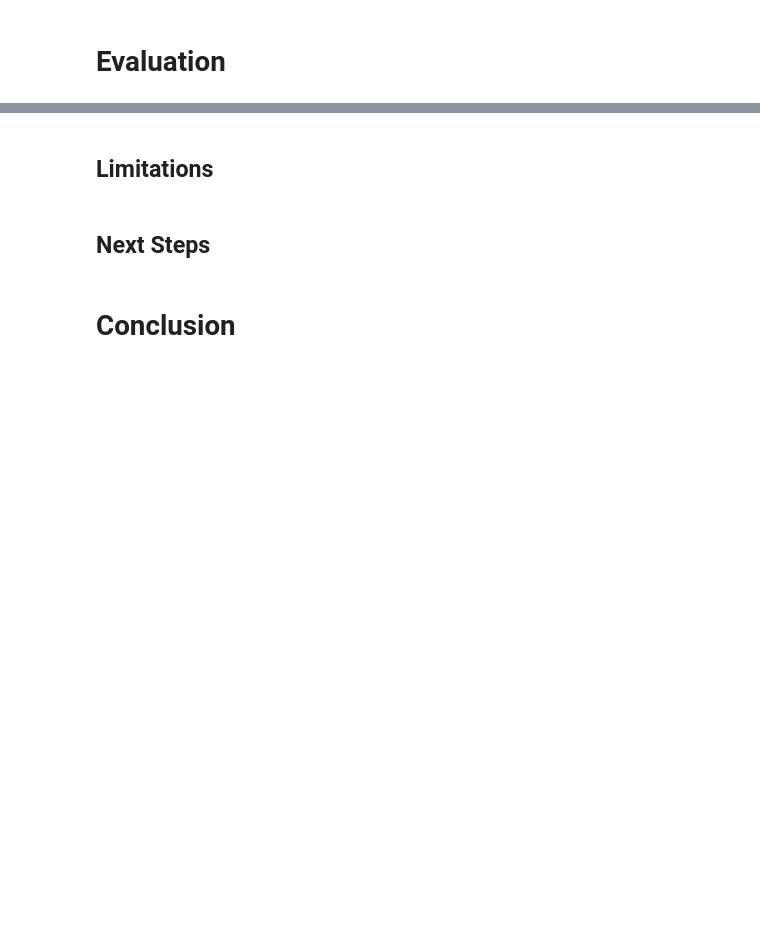
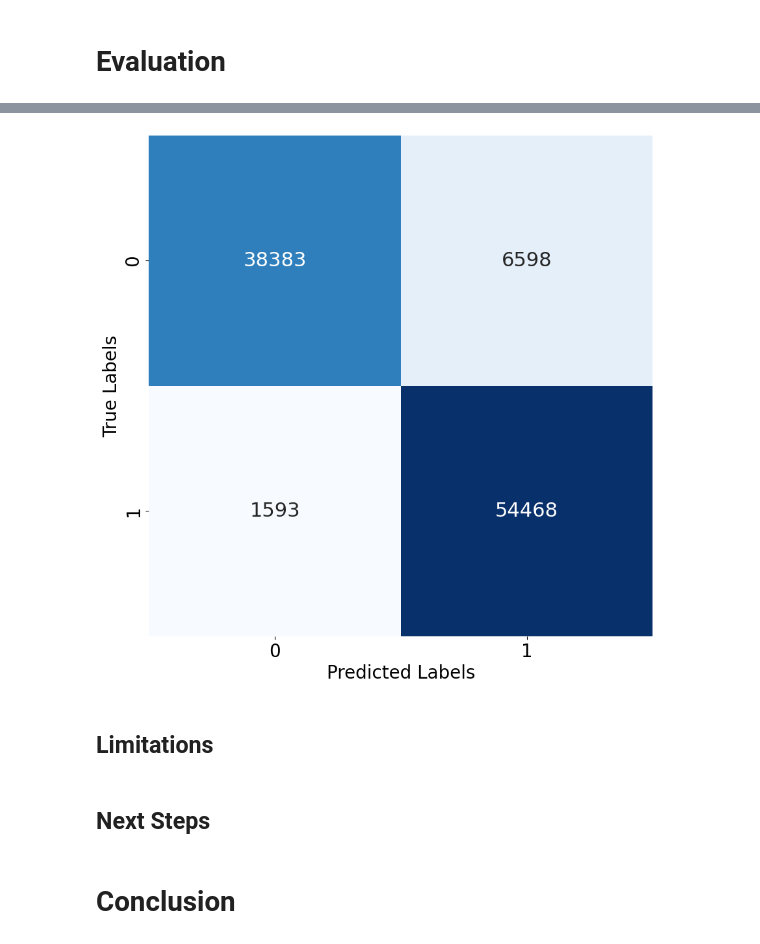
Before and after one commit to JohnNun/customer_churn_prediction, a Jupyter notebook: customer_churn_prediction.ipynb, the cells around one changed output, grey strips where cells are left out. Saved outputs shown, nothing was run; the diff lists cells and outputs as text; code cells hidden in the pictures; blank space fills up the shorter version.

```diff
--- a/customer_churn_prediction.ipynb
+++ b/customer_churn_prediction.ipynb
@@ -522,0 +510,5 @@ ax.set_ylabel('True Labels', fontsize=20);
+# %%
+X_test = encode_data(X_test, categorical_features)
+# %%
+# placeholder model for testing, change to fine-tuned model when complete
+final_model = base_cnn_model
@@ -522,0 +520,2 @@ ax.set_ylabel('True Labels', fontsize=20);
+# %%
+y_pred = final_model.predict(X_test)
@@ -523,3 +535,16 @@ ax.set_ylabel('True Labels', fontsize=20);
+# %%
+# Plotting Confusion Matrix
+fig, ax = plt.subplots(figsize=(10, 10))
+
+cm = confusion_matrix(y_test, y_pred.round())
+
+sns.heatmap(cm, annot=True, fmt='d', cmap='Blues', annot_kws={'size' : 22}, cbar=False)
+
+ax.tick_params(axis='both', labelsize=20)
+ax.set_xlabel('Predicted Labels', fontsize=20)
+ax.set_ylabel('True Labels', fontsize=20);
+# %% [output]
+[figure, added]
 # %% [markdown]
 ## Limitations
 # %% [markdown]
```
Also changed, not shown: parts of 9 cells of this notebook.
